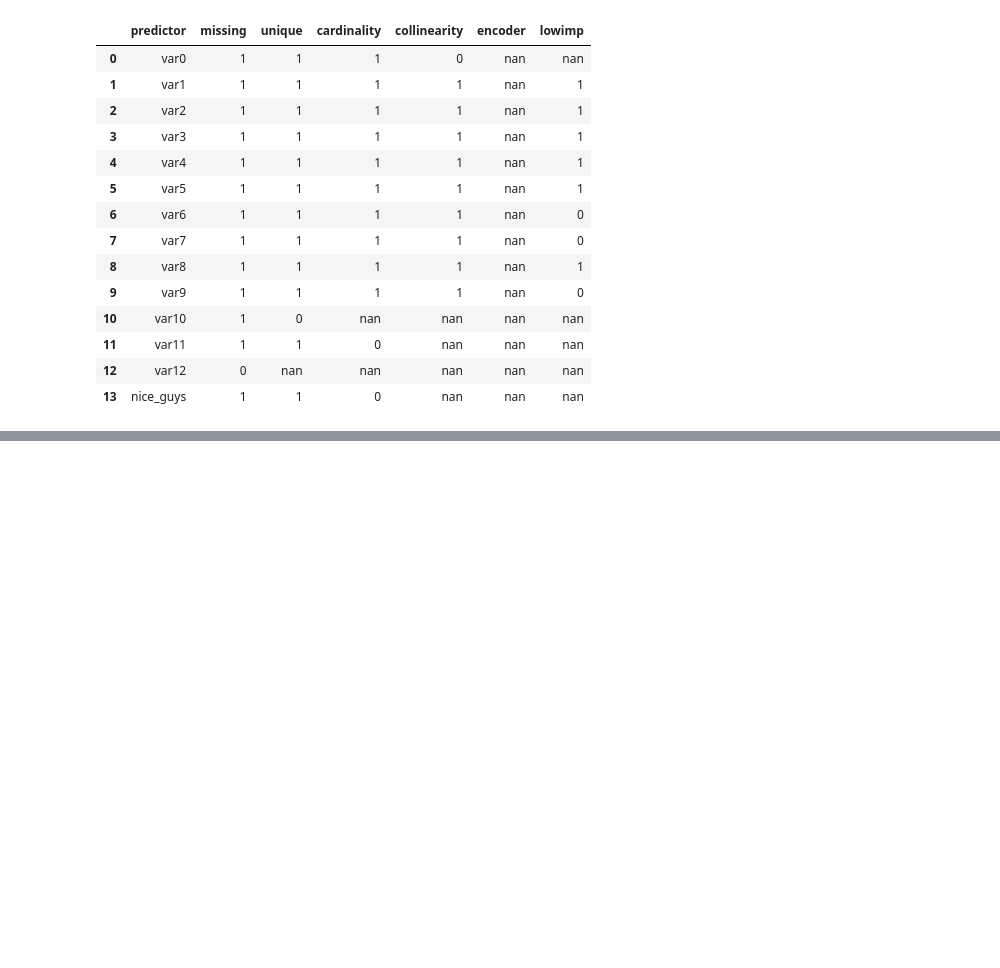
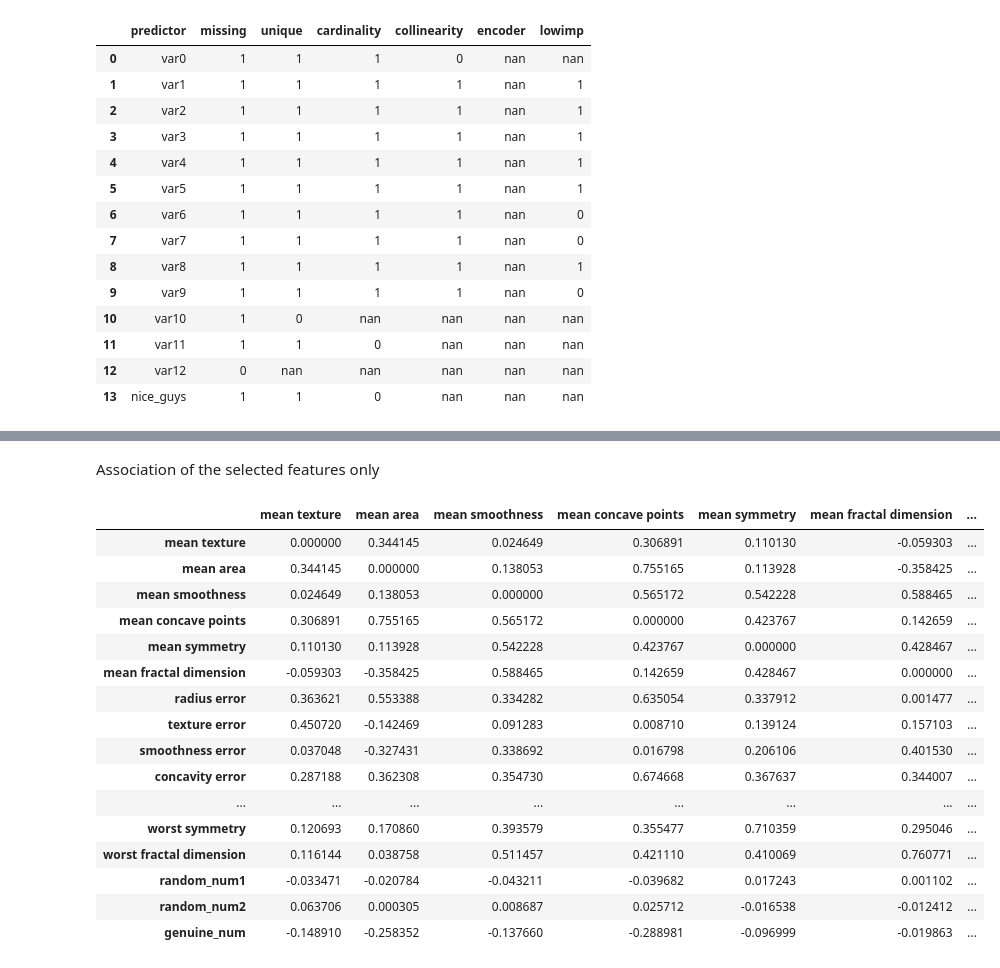
Before and after one commit to ThomasBury/arfs, a Jupyter notebook: docs/notebooks/basic_feature_selection.ipynb, the cells around one changed output, grey strips where cells are left out. Saved outputs shown, nothing was run; the diff lists cells and outputs as text; code cells hidden in the pictures; blank space fills up the shorter version.

```diff
--- a/docs/notebooks/basic_feature_selection.ipynb
+++ b/docs/notebooks/basic_feature_selection.ipynb
@@ -452,0 +549,24 @@ arfsfs.make_fs_summary(basic_fs_pipeline)
+# %% [markdown]
+Association of the selected features only
+# %%
+selector.assoc_matrix_.loc[
+    selector.selected_features_, selector.selected_features_
+].style.applymap(highlight_gt_threshold, props='color:red;', threshold=0.85)
+# %% [output]
+|  | mean texture | mean area | mean smoothness | mean concave points | mean symmetry | mean fractal dimension | ... |
+| mean texture | 0.000000 | 0.344145 | 0.024649 | 0.306891 | 0.110130 | -0.059303 | ... |
+| mean area | 0.344145 | 0.000000 | 0.138053 | 0.755165 | 0.113928 | -0.358425 | ... |
+| mean smoothness | 0.024649 | 0.138053 | 0.000000 | 0.565172 | 0.542228 | 0.588465 | ... |
+| mean concave points | 0.306891 | 0.755165 | 0.565172 | 0.000000 | 0.423767 | 0.142659 | ... |
+| mean symmetry | 0.110130 | 0.113928 | 0.542228 | 0.423767 | 0.000000 | 0.428467 | ... |
+| mean fractal dimension | -0.059303 | -0.358425 | 0.588465 | 0.142659 | 0.428467 | 0.000000 | ... |
+| radius error | 0.363621 | 0.553388 | 0.334282 | 0.635054 | 0.337912 | 0.001477 | ... |
+| texture error | 0.450720 | -0.142469 | 0.091283 | 0.008710 | 0.139124 | 0.157103 | ... |
+| smoothness error | 0.037048 | -0.327431 | 0.338692 | 0.016798 | 0.206106 | 0.401530 | ... |
+| concavity error | 0.287188 | 0.362308 | 0.354730 | 0.674668 | 0.367637 | 0.344007 | ... |
+| ... | ... | ... | ... | ... | ... | ... | ... |
+| worst symmetry | 0.120693 | 0.170860 | 0.393579 | 0.355477 | 0.710359 | 0.295046 | ... |
+| worst fractal dimension | 0.116144 | 0.038758 | 0.511457 | 0.421110 | 0.410069 | 0.760771 | ... |
+| random_num1 | -0.033471 | -0.020784 | -0.043211 | -0.039682 | 0.017243 | 0.001102 | ... |
+| random_num2 | 0.063706 | 0.000305 | 0.008687 | 0.025712 | -0.016538 | -0.012412 | ... |
+| genuine_num | -0.148910 | -0.258352 | -0.137660 | -0.288981 | -0.096999 | -0.019863 | ... |
```
Also changed, not shown: parts of 11 cells of this notebook.
